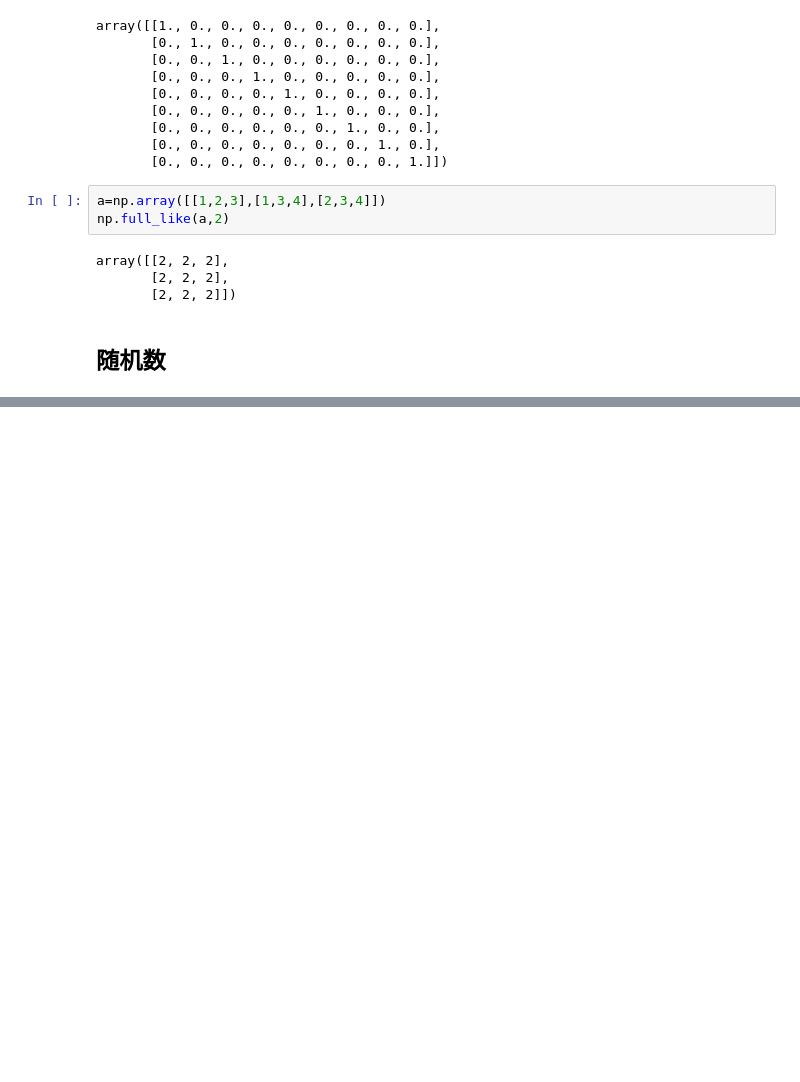
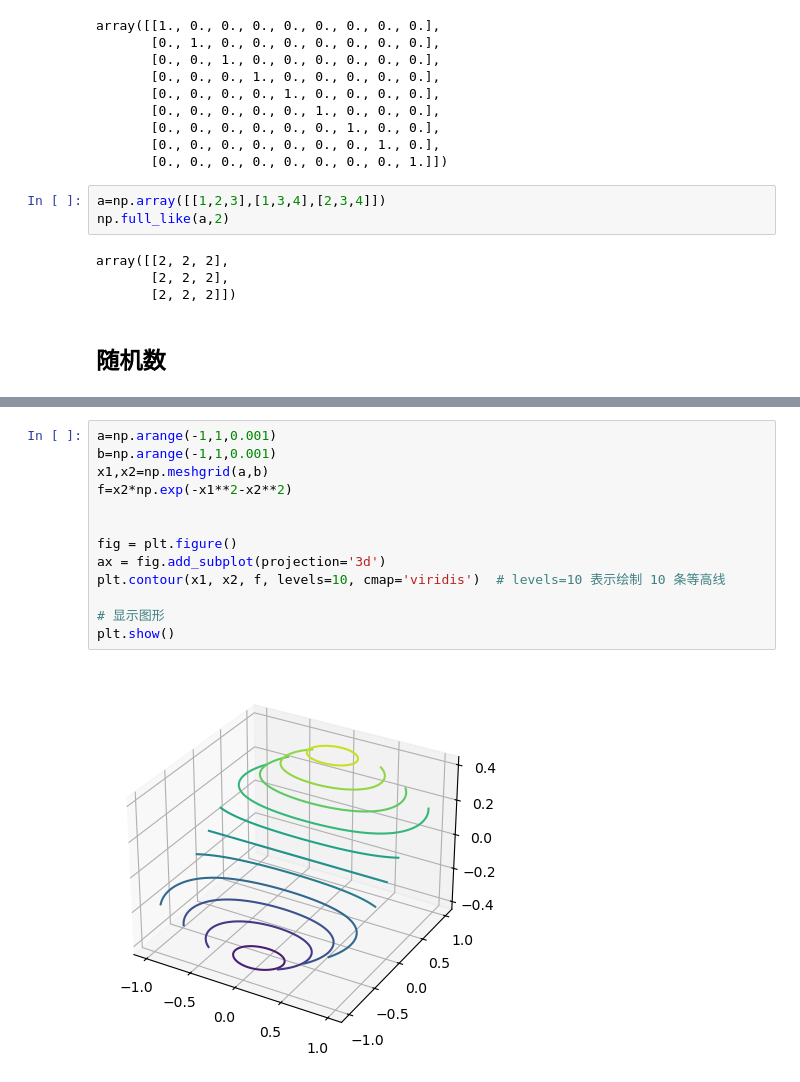
Before and after one commit to baixuchun/My_repository, a Jupyter notebook: numpy学习.ipynb, the cells around one changed output, grey strips where cells are left out. Saved outputs shown, nothing was run; the diff lists cells and outputs as text; blank space fills up the shorter version.

```diff
--- a/numpy学习.ipynb
+++ b/numpy学习.ipynb
@@ -254,0 +321,15 @@ array([[2, 2, 2],
+# %%
+a=np.arange(-1,1,0.001)
+b=np.arange(-1,1,0.001)
+x1,x2=np.meshgrid(a,b)
+f=x2*np.exp(-x1**2-x2**2)
+
+
+fig = plt.figure()
+ax = fig.add_subplot(projection='3d')
+plt.contour(x1, x2, f, levels=10, cmap='viridis')  # levels=10 表示绘制 10 条等高线
+
+# 显示图形
+plt.show()
+# %% [output]
+[figure, added]
```
Also changed, not shown: parts of 25 cells of this notebook, 11 other files.
